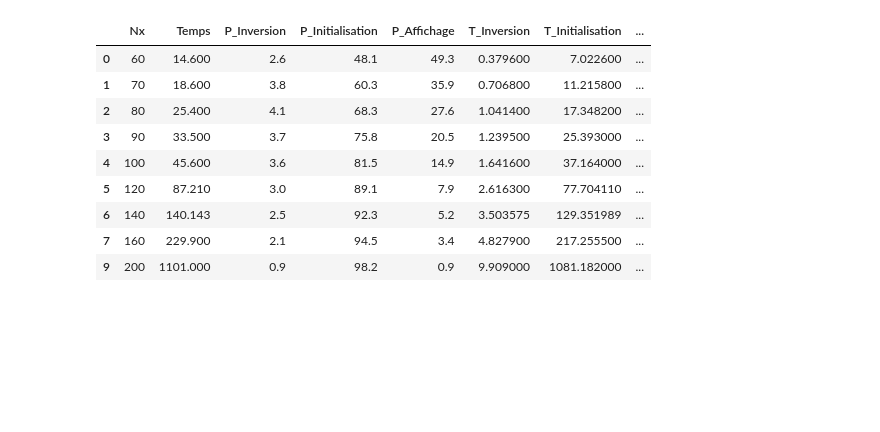
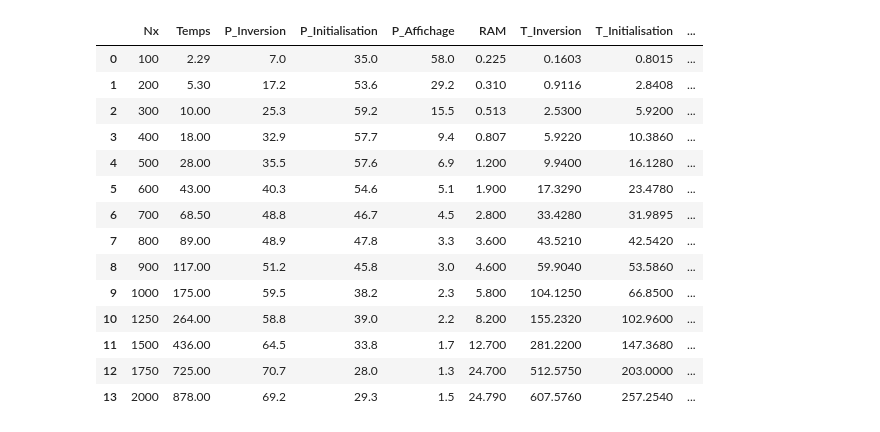
Before and after one commit to pierreluc-plt/ProjetSimulation, a Jupyter notebook: Graphique_de_Performance.ipynb, the cells around one changed output. Saved outputs shown, nothing was run; the diff lists cells and outputs as text; code cells hidden in the pictures; blank space fills up the shorter version.

```diff
--- a/Graphique_de_Performance.ipynb
+++ b/Graphique_de_Performance.ipynb
@@ -5,24 +5,29 @@ import matplotlib.pyplot as plt
 # %%
 data=pd.read_excel("Resultats/Performance.xlsx",skiprows=1)
 
-data.columns=["Nx","Temps","P_Inversion","P_Initialisation","P_Affichage"]
+data.columns=["Nx","Temps","P_Inversion","P_Initialisation","P_Affichage", "RAM"]
 data["T_Inversion"]=data.Temps*data.P_Inversion/100
 data["T_Initialisation"]=data.Temps*data.P_Initialisation/100
 data["T_Affichage"]=data.Temps*data.P_Affichage/100
 
-data=data[data.Nx!=180]
+data=data[:]
 data
 # %% [output]
-|  | Nx | Temps | P_Inversion | P_Initialisation | P_Affichage | T_Inversion | T_Initialisation | ... |
-| 0 | 60 | 14.600 | 2.6 | 48.1 | 49.3 | 0.379600 | 7.022600 | ... |
-| 1 | 70 | 18.600 | 3.8 | 60.3 | 35.9 | 0.706800 | 11.215800 | ... |
-| 2 | 80 | 25.400 | 4.1 | 68.3 | 27.6 | 1.041400 | 17.348200 | ... |
-| 3 | 90 | 33.500 | 3.7 | 75.8 | 20.5 | 1.239500 | 25.393000 | ... |
-| 4 | 100 | 45.600 | 3.6 | 81.5 | 14.9 | 1.641600 | 37.164000 | ... |
-| 5 | 120 | 87.210 | 3.0 | 89.1 | 7.9 | 2.616300 | 77.704110 | ... |
-| 6 | 140 | 140.143 | 2.5 | 92.3 | 5.2 | 3.503575 | 129.351989 | ... |
-| 7 | 160 | 229.900 | 2.1 | 94.5 | 3.4 | 4.827900 | 217.255500 | ... |
-| 9 | 200 | 1101.000 | 0.9 | 98.2 | 0.9 | 9.909000 | 1081.182000 | ... |
+|  | Nx | Temps | P_Inversion | P_Initialisation | P_Affichage | RAM | T_Inversion | T_Initialisation | ... |
+| 0 | 100 | 2.29 | 7.0 | 35.0 | 58.0 | 0.225 | 0.1603 | 0.8015 | ... |
+| 1 | 200 | 5.30 | 17.2 | 53.6 | 29.2 | 0.310 | 0.9116 | 2.8408 | ... |
+| 2 | 300 | 10.00 | 25.3 | 59.2 | 15.5 | 0.513 | 2.5300 | 5.9200 | ... |
+| 3 | 400 | 18.00 | 32.9 | 57.7 | 9.4 | 0.807 | 5.9220 | 10.3860 | ... |
+| 4 | 500 | 28.00 | 35.5 | 57.6 | 6.9 | 1.200 | 9.9400 | 16.1280 | ... |
+| 5 | 600 | 43.00 | 40.3 | 54.6 | 5.1 | 1.900 | 17.3290 | 23.4780 | ... |
+| 6 | 700 | 68.50 | 48.8 | 46.7 | 4.5 | 2.800 | 33.4280 | 31.9895 | ... |
+| 7 | 800 | 89.00 | 48.9 | 47.8 | 3.3 | 3.600 | 43.5210 | 42.5420 | ... |
+| 8 | 900 | 117.00 | 51.2 | 45.8 | 3.0 | 4.600 | 59.9040 | 53.5860 | ... |
+| 9 | 1000 | 175.00 | 59.5 | 38.2 | 2.3 | 5.800 | 104.1250 | 66.8500 | ... |
+| 10 | 1250 | 264.00 | 58.8 | 39.0 | 2.2 | 8.200 | 155.2320 | 102.9600 | ... |
+| 11 | 1500 | 436.00 | 64.5 | 33.8 | 1.7 | 12.700 | 281.2200 | 147.3680 | ... |
+| 12 | 1750 | 725.00 | 70.7 | 28.0 | 1.3 | 24.700 | 512.5750 | 203.0000 | ... |
+| 13 | 2000 | 878.00 | 69.2 | 29.3 | 1.5 | 24.790 | 607.5760 | 257.2540 | ... |
 # %%
 plt.scatter(data.Nx,data.Temps)
 # %% [output]
```
Also changed, not shown: parts of 6 cells of this notebook, 3 other files.
